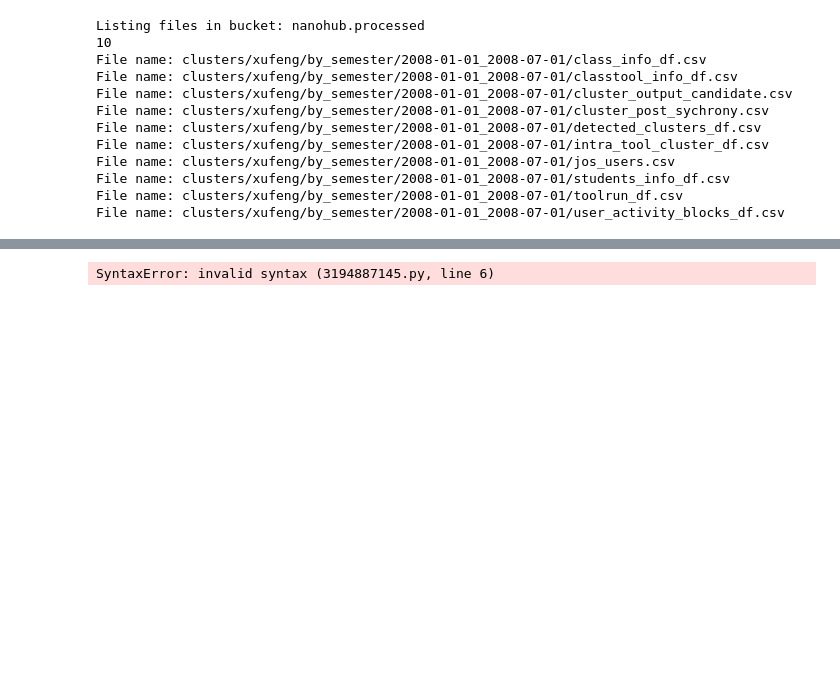
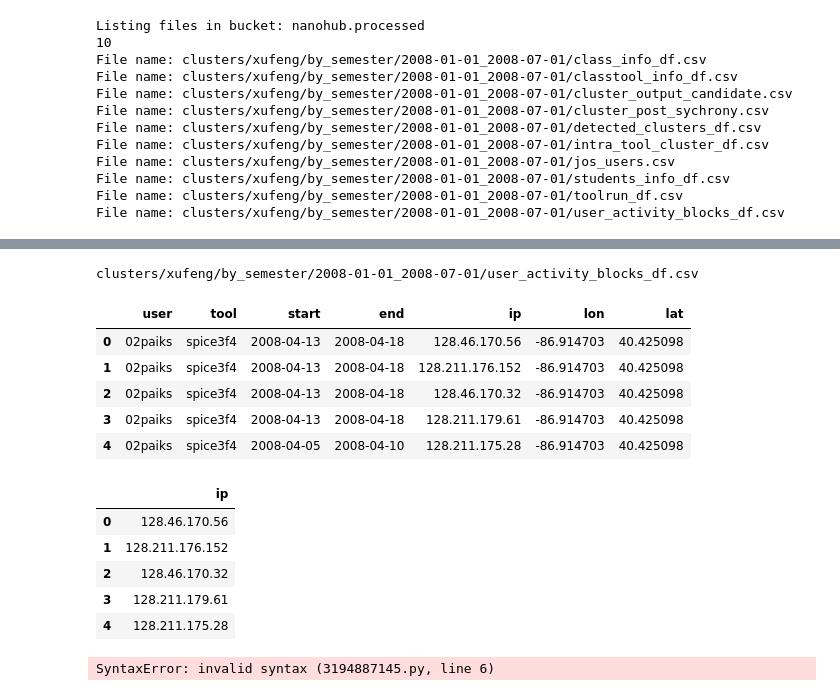
Before and after one commit to saxenap/nanohub, a Jupyter notebook: nanoHUB/pipeline/geddes/list_objects.ipynb, the cells around one changed output, grey strips where cells are left out. Saved outputs shown, nothing was run; the diff lists cells and outputs as text; code cells hidden in the pictures; blank space fills up the shorter version.

```diff
--- a/nanoHUB/pipeline/geddes/list_objects.ipynb
+++ b/nanoHUB/pipeline/geddes/list_objects.ipynb
@@ -103,7 +105,7 @@ File name: cost_cluster_analysis/by_semester/2020-07-02_2020-12-31.csv
 File name: cost_cluster_analysis/by_semester/2021-01-01_2021-07-01.csv
 File name: cost_cluster_analysis/by_semester/2021-07-02_2021-12-31.csv
 # %%
-for key in s3_client.list_objects(Bucket='nanohub.processed', Prefix='cost_cluster_analysis/by_semester/2021-07')['Contents']:
+for key in s3_client.list_objects(Bucket='nanohub.processed', Prefix='cost_cluster_analysis/by_semester/2008-01-01_2008-07-01')['Contents']:
     print(key['Key'])
     obj = s3_client.get_object(Bucket='nanohub.processed', Key=key['Key'])
     if key['Key'].endswith('.parquet.gzip'):
@@ -153,3 +219,29 @@ File name: clusters/xufeng/by_semester/2008-01-01_2008-07-01/user_activity_block
+# %%
+for key in s3_client.list_objects(Bucket='nanohub.processed', Prefix='clusters/xufeng/by_semester/2008-01-01_2008-07-01/user_activity_blocks_df.csv')['Contents']:
+    print(key['Key'])
+    obj = s3_client.get_object(Bucket='nanohub.processed', Key=key['Key'])
+    if key['Key'].endswith('.parquet.gzip'):
+        df = pd.read_parquet(BytesIO(obj['Body'].read()))
+    else:
+        df = pd.read_csv(BytesIO(obj['Body'].read()))
+
+display(df.head())
+df = df[['ip']]
+display(df.head())
+# %% [output]
+clusters/xufeng/by_semester/2008-01-01_2008-07-01/user_activity_blocks_df.csv
+|  | user | tool | start | end | ip | lon | lat |
+| 0 | 02paiks | spice3f4 | 2008-04-13 | 2008-04-18 | 128.46.170.56 | -86.914703 | 40.425098 |
+| 1 | 02paiks | spice3f4 | 2008-04-13 | 2008-04-18 | 128.211.176.152 | -86.914703 | 40.425098 |
+| 2 | 02paiks | spice3f4 | 2008-04-13 | 2008-04-18 | 128.46.170.32 | -86.914703 | 40.425098 |
+| 3 | 02paiks | spice3f4 | 2008-04-13 | 2008-04-18 | 128.211.179.61 | -86.914703 | 40.425098 |
+| 4 | 02paiks | spice3f4 | 2008-04-05 | 2008-04-10 | 128.211.175.28 | -86.914703 | 40.425098 |
+|  | ip |
+| 0 | 128.46.170.56 |
+| 1 | 128.211.176.152 |
+| 2 | 128.46.170.32 |
+| 3 | 128.211.179.61 |
+| 4 | 128.211.175.28 |
 # %%
 buckets = ['nanohub.raw']
 
```
Also changed, not shown: parts of 3 cells of this notebook, 1 other file.
